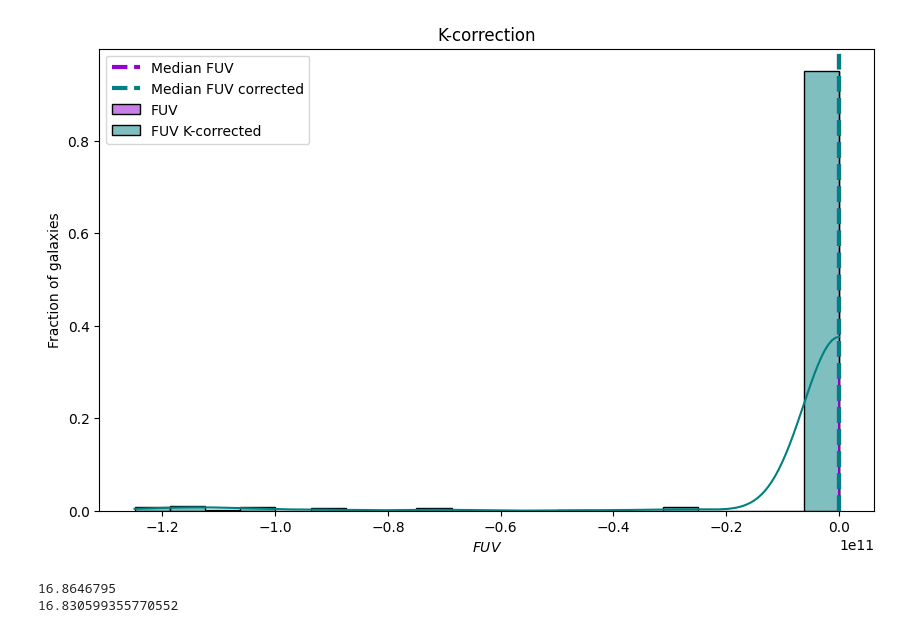
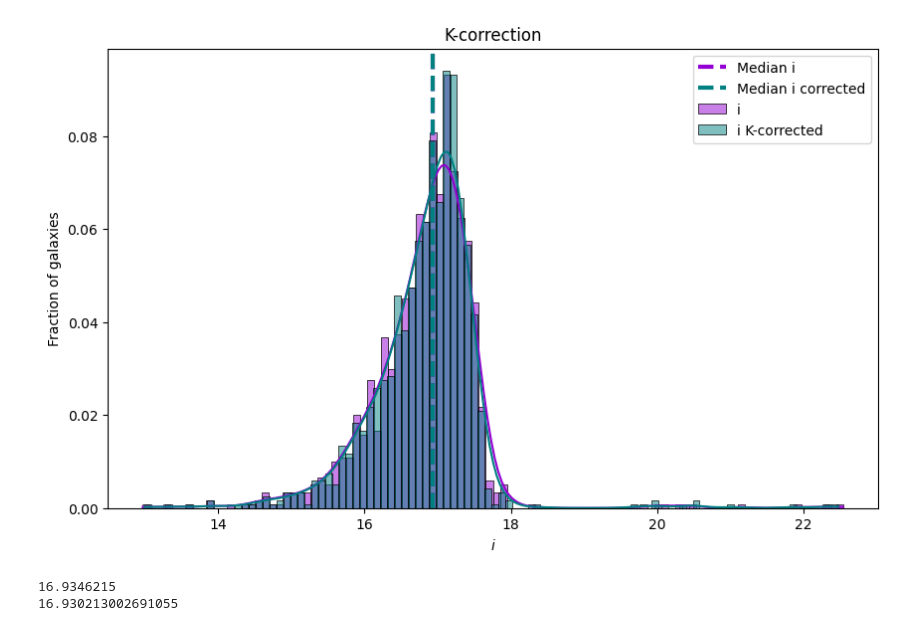
Before and after one commit to Siortiz/MorphoLS, a Jupyter notebook: Analysis/K-correction.ipynb, the cells around one changed output. Saved outputs shown, nothing was run; the diff lists cells and outputs as text; code cells hidden in the pictures.

```diff
--- a/Analysis/K-correction.ipynb
+++ b/Analysis/K-correction.ipynb
@@ -451,9 +451,9 @@ def filtrado(archivo):
 
     return final_table
 # %%
-decals_raw = Table.read('GalfitM_DECALS_195.csv', format='ascii')
+decals_raw = Table.read('GalfitM_DECALS_196.csv', format='ascii')
 decals = decals_raw[decals_raw['type'] != 'PSF']
-
+stars = decals_raw[decals_raw['type'] == 'PSF']
 control_sample = Table.read('Control_Sample_1200.csv', format='ascii')
 
 # Convertir la tabla de astropy a un DataFrame de pandas
@@ -476,3 +476,4 @@ for filtro in filtros:
     control_sample['RE_' +filtro] = pd.to_numeric(control_sample['RE_' + filtro], errors = 'coerce')
     control_sample['e_n_' + filtro] = pd.to_numeric(control_sample['e_n_' + filtro], errors='coerce')
     control_sample['e_RE_' +filtro] = pd.to_numeric(control_sample['e_RE_' + filtro], errors = 'coerce')
+print(len(decals_raw), len(decals), (len(stars)))
@@ -563,28 +570,28 @@ decals_redshift.write('K_corrected_decals_data.csv', format='csv')
 # %%
 # Crear los histogramas con los mismos bordes de bins
 plt.figure(figsize=(10, 6))
-sns.histplot(decals_redshift['mag_i'][np.isfinite(decals_redshift['mag_i'])], kde=True, stat='probability', alpha=0.5, bins=20, color='darkviolet', label='FUV')
-sns.histplot(decals_redshift['m_i_corrected'][np.isfinite(decals_redshift['m_i_corrected'])], kde=True, stat='probability', alpha=0.5, bins=20, color='teal', label='FUV K-corrected')
+sns.histplot(control_sample['mag_i'][np.isfinite(control_sample['mag_i'])], kde=True, stat='probability', alpha=0.5, bins=100, color='darkviolet', label='i')
+sns.histplot(control_sample['m_i_corrected'][np.isfinite(control_sample['m_i_corrected'])], kde=True, stat='probability', alpha=0.5, bins=100, color='teal', label='i K-corrected')
 
 # Calcular medianas
-median_x = np.nanmedian(decals_redshift['mag_i'][np.isfinite(decals_redshift['mag_i'])])
-median_x_2 = np.nanmedian(decals_redshift['m_i_corrected'][np.isfinite(decals_redshift['m_i_corrected'])])
+median_x = np.nanmedian(control_sample['mag_i'][np.isfinite(control_sample['mag_i'])])
+median_x_2 = np.nanmedian(control_sample['m_i_corrected'][np.isfinite(control_sample['m_i_corrected'])])
 
 # Añadir líneas de la mediana
-plt.axvline(median_x, color='darkviolet', linestyle='--', linewidth=3, label='Median FUV')
-plt.axvline(median_x_2, color='teal', linestyle='--', linewidth=3, label='Median FUV corrected')
+plt.axvline(median_x, color='darkviolet', linestyle='--', linewidth=3, label='Median i')
+plt.axvline(median_x_2, color='teal', linestyle='--', linewidth=3, label='Median i corrected')
 
 # Etiquetas y título
-plt.xlabel('$FUV$')
+plt.xlabel('$i$')
 plt.ylabel('Fraction of galaxies')
 plt.title('K-correction')
 plt.legend()
 
 plt.show()
 
 print(median_x)
 print(median_x_2)
 # %% [output]
-[figure, old version]
+[figure, new version]
-16.8646795
-16.830599355770552
+16.9346215
+16.930213002691055
```
Also changed, not shown: parts of 5 cells of this notebook, 47 other files.
